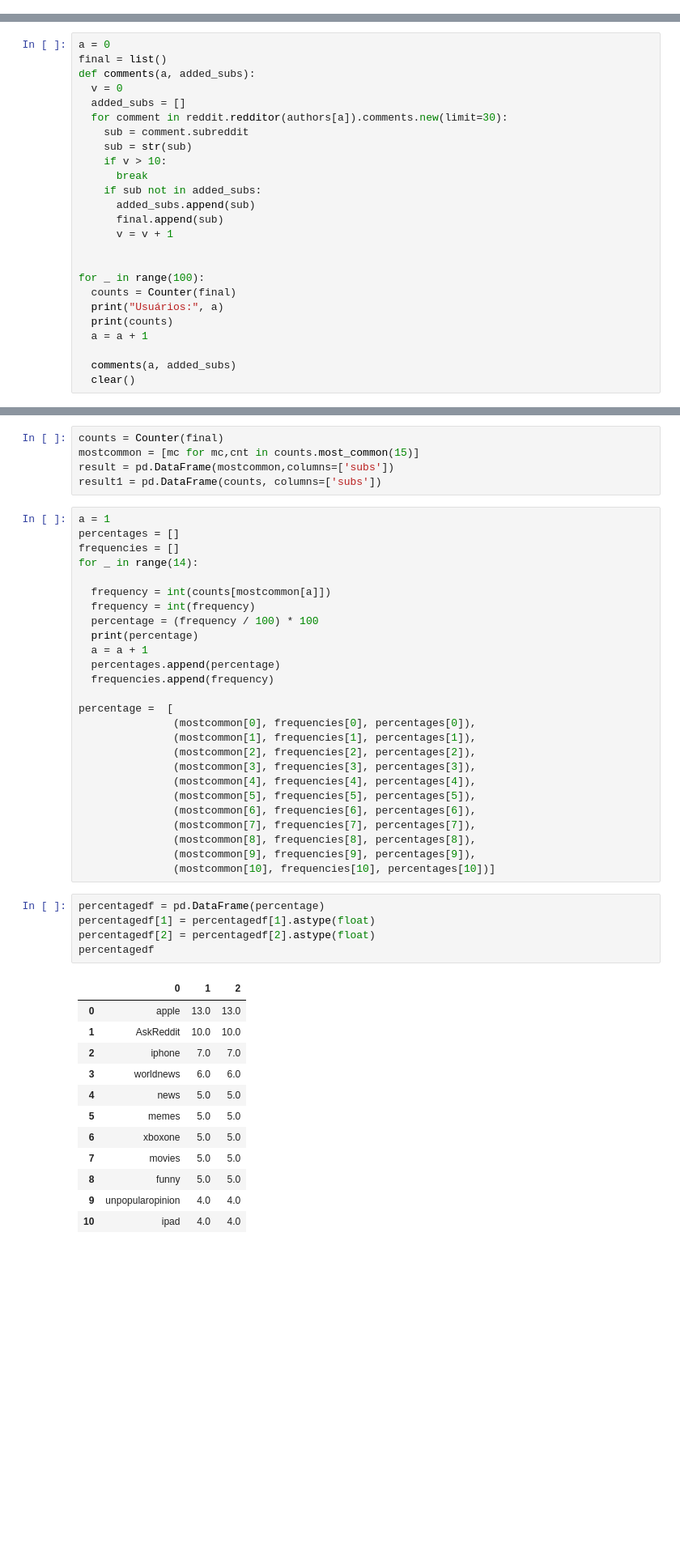
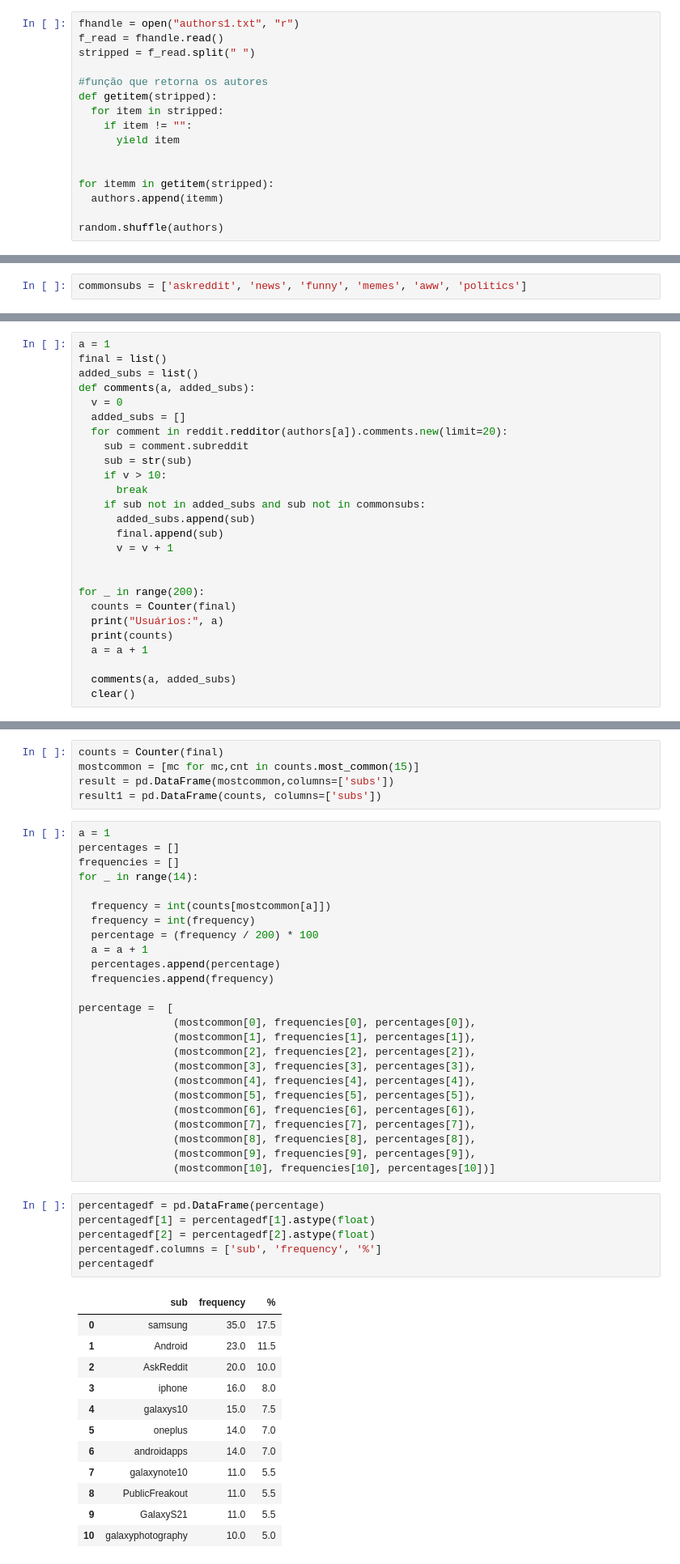
Before and after one commit to asoushawk/redditinterest, a Jupyter notebook: Reddit.ipynb, the cells around one changed output, grey strips where cells are left out. Shown at 81% size. Drawn from its saved outputs; the diff is of its cells as text; blank space fills up the shorter version.

```diff
--- a/Reddit.ipynb
+++ b/Reddit.ipynb
@@ -65,0 +75,16 @@ done
+# %%
+fhandle = open("authors1.txt", "r")
+f_read = fhandle.read()
+stripped = f_read.split(" ")
+
+#função que retorna os autores
+def getitem(stripped):
+  for item in stripped:
+    if item != "":
+      yield item
+
+
+for itemm in getitem(stripped):
+  authors.append(itemm)
+
+random.shuffle(authors)
@@ -66,23 +93,26 @@ done
+# %%
+commonsubs = ['askreddit', 'news', 'funny', 'memes', 'aww', 'politics']
 # %% [markdown]
 **Scraping dos perfis e contagem de subs**
 # %%
-a = 0
+a = 1
 final = list()
+added_subs = list()
 def comments(a, added_subs):
   v = 0
   added_subs = []
-  for comment in reddit.redditor(authors[a]).comments.new(limit=30):
+  for comment in reddit.redditor(authors[a]).comments.new(limit=20):
     sub = comment.subreddit
     sub = str(sub)
     if v > 10:
       break
-    if sub not in added_subs:
+    if sub not in added_subs and sub not in commonsubs:
       added_subs.append(sub)
       final.append(sub)
       v = v + 1
 
 
-for _ in range(100):
+for _ in range(200):
   counts = Counter(final)
   print("Usuários:", a)
   print(counts)
@@ -121,8 +151,7 @@ for _ in range(14):
 
   frequency = int(counts[mostcommon[a]])
   frequency = int(frequency)
-  percentage = (frequency / 100) * 100
-  print(percentage)
+  percentage = (frequency / 200) * 100
   a = a + 1
   percentages.append(percentage)
   frequencies.append(frequency)
@@ -142,19 +171,20 @@ percentage =  [
 # %%
 percentagedf = pd.DataFrame(percentage)
 percentagedf[1] = percentagedf[1].astype(float)
 percentagedf[2] = percentagedf[2].astype(float)
+percentagedf.columns = ['sub', 'frequency', '%']
 percentagedf
 # %% [output]
-|  | 0 | 1 | 2 |
-| 0 | apple | 13.0 | 13.0 |
-| 1 | AskReddit | 10.0 | 10.0 |
-| 2 | iphone | 7.0 | 7.0 |
-| 3 | worldnews | 6.0 | 6.0 |
-| 4 | news | 5.0 | 5.0 |
-| 5 | memes | 5.0 | 5.0 |
-| 6 | xboxone | 5.0 | 5.0 |
-| 7 | movies | 5.0 | 5.0 |
-| 8 | funny | 5.0 | 5.0 |
-| 9 | unpopularopinion | 4.0 | 4.0 |
-| 10 | ipad | 4.0 | 4.0 |
+|  | sub | frequency | % |
+| 0 | samsung | 35.0 | 17.5 |
+| 1 | Android | 23.0 | 11.5 |
+| 2 | AskReddit | 20.0 | 10.0 |
+| 3 | iphone | 16.0 | 8.0 |
+| 4 | galaxys10 | 15.0 | 7.5 |
+| 5 | oneplus | 14.0 | 7.0 |
+| 6 | androidapps | 14.0 | 7.0 |
+| 7 | galaxynote10 | 11.0 | 5.5 |
+| 8 | PublicFreakout | 11.0 | 5.5 |
+| 9 | GalaxyS21 | 11.0 | 5.5 |
+| 10 | galaxyphotography | 10.0 | 5.0 |
 # %% [markdown]
```
Also changed, not shown: parts of 7 cells of this notebook.
